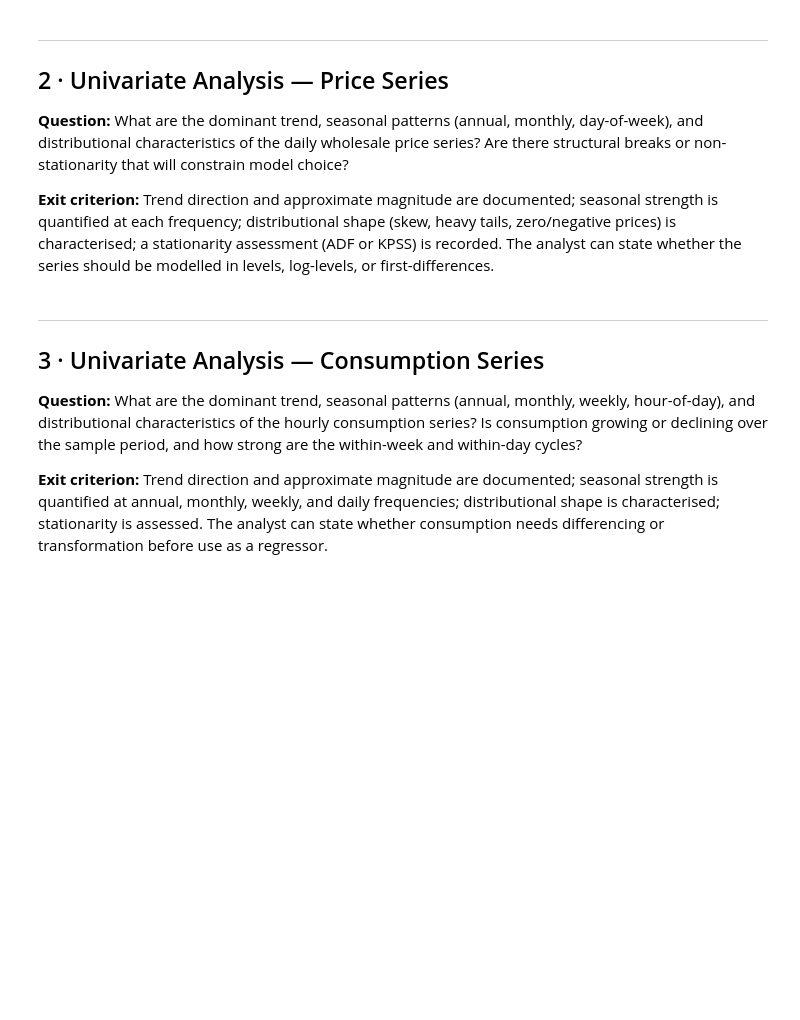
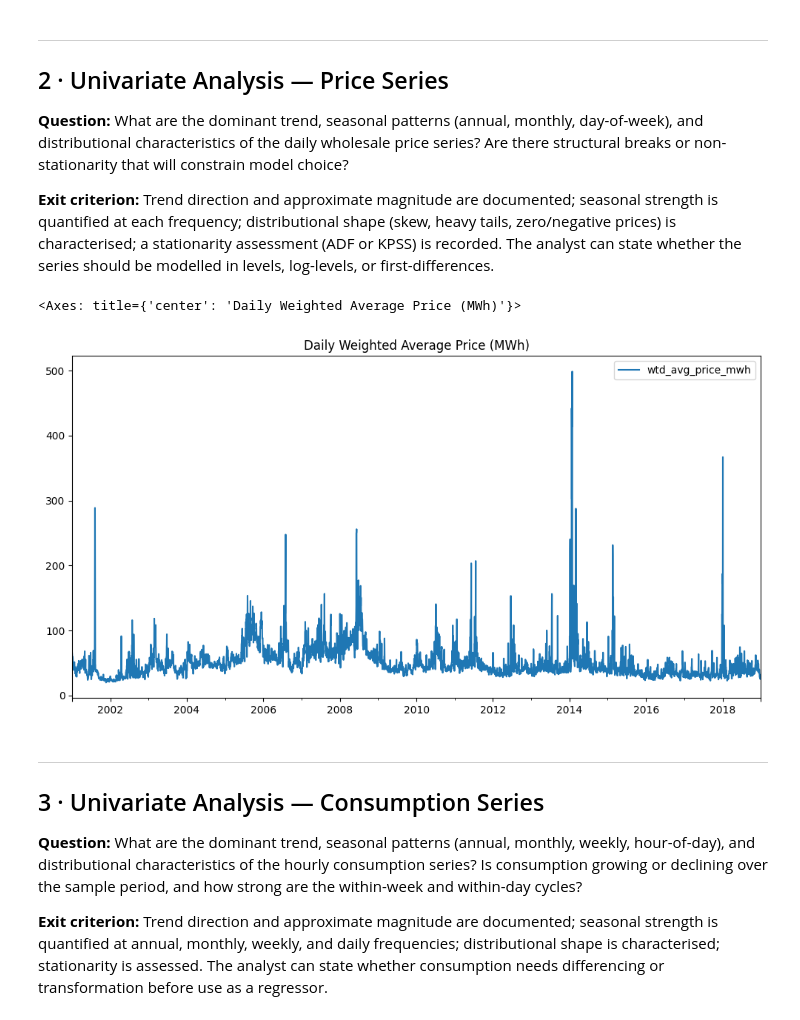
Before and after one commit to danmarktyson/pjm-energy-forecast-for-decisions, a Jupyter notebook: notebooks/01_eda.ipynb, the cells around one changed output. Cells and saved outputs as stored; diff of their text form; code cells hidden in the pictures; blank space fills up the shorter version.

```diff
--- a/notebooks/01_eda.ipynb
+++ b/notebooks/01_eda.ipynb
@@ -112,0 +142,8 @@ In the second type the prices differ. There are [N] instances of this. Rather th
+# %%
+df_ice_electric_prices = (
+    df_ice_electric_prices
+    .groupby("trade_date")["wtd_avg_price_mwh"]
+    .max()
+    .reset_index()
+    .set_index("trade_date")
+)
@@ -113,6 +152,5 @@ In the second type the prices differ. There are [N] instances of this. Rather th
 # %%
-# remove duplicate rows from df_ice_electric_prices
-df_ice_electric_prices.drop_duplicates(inplace=True)
-
-# Which trade_date values are repeated in df_ice_electric_prices? Group by trade_date and count rows per group, then filter to groups with count > 1
-df_ice_electric_prices.groupby("trade_date").size().reset_index(name="count").query("count > 1")
+# Detect gaps
+gaps = df_ice_electric_prices[df_ice_electric_prices.index.to_series().diff() > pd.Timedelta(days=1)]
+print(f"Gaps found: {len(gaps)}")
+print(gaps)
@@ -140,0 +178,11 @@ energy bill.
+# %%
+# Reindex to a complete date range to make gaps explicit
+full_index = pd.date_range(
+    start=df_ice_electric_prices.index.min(),
+    end=df_ice_electric_prices.index.max(),
+    freq='D'
+)
+
+df_ice_electric_prices = df_ice_electric_prices.reindex(full_index)
+
+df_ice_electric_prices = df_ice_electric_prices.ffill()
@@ -147,6 +205,14 @@ energy bill.
 **Exit criterion:** Trend direction and approximate magnitude are documented; seasonal strength is quantified at each frequency; distributional shape (skew, heavy tails, zero/negative prices) is characterised; a stationarity assessment (ADF or KPSS) is recorded. The analyst can state whether the series should be modelled in levels, log-levels, or first-differences.
 # %%
 # Full time-series plot of daily prices
+df_ice_electric_prices.plot(
+    y="wtd_avg_price_mwh",
+    title="Daily Weighted Average Price (MWh)",
+    figsize=(12, 6)
+)
+# %% [output]
+<Axes: title={'center': 'Daily Weighted Average Price (MWh)'}>
+[figure, added]
 # %%
 # Annual trend: rolling annual mean/median overlaid on raw series
 # %%
```
Also changed, not shown: parts of 18 cells of this notebook, 2 other files.
